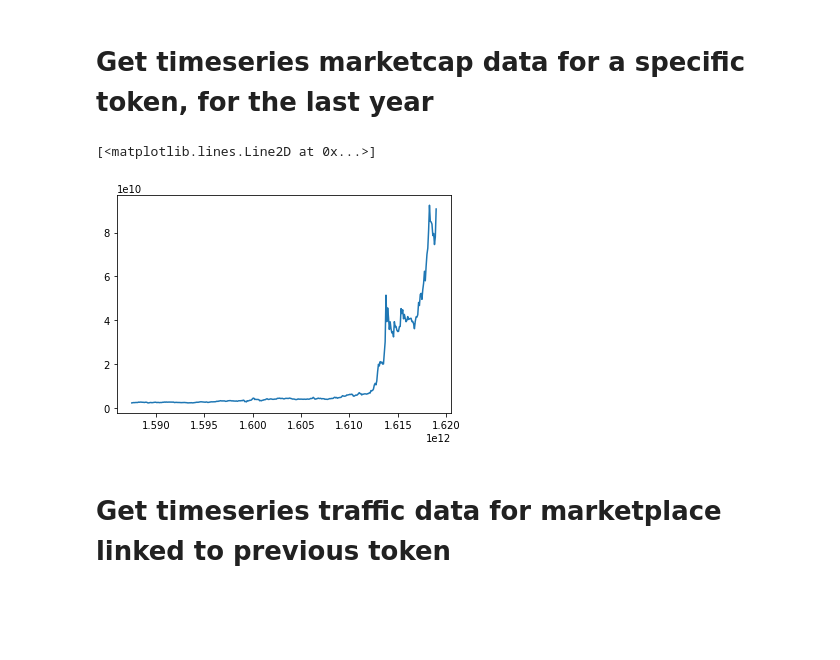
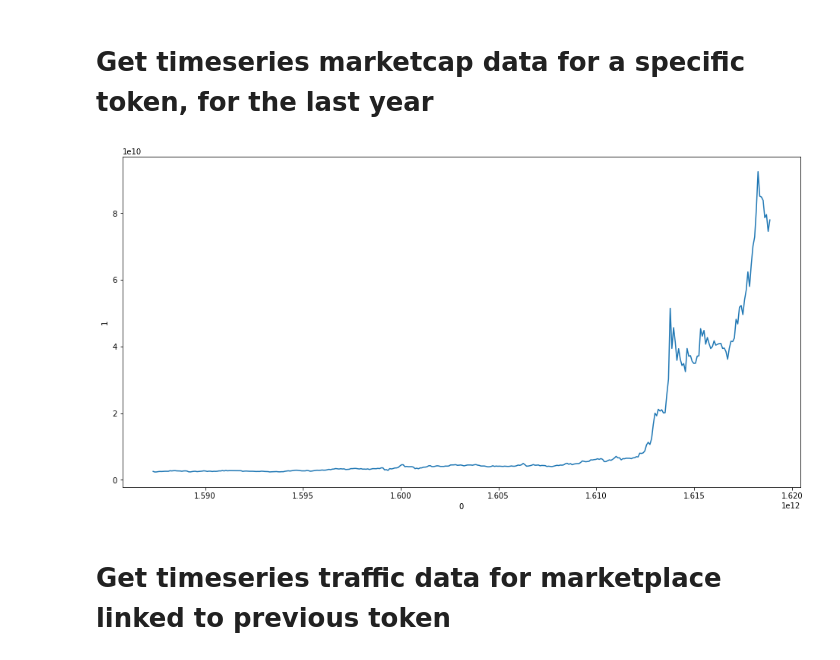
Before and after one commit to a-pellissier/cryptoanalysis_acc, a Jupyter notebook: API exploration.ipynb, the cells around one changed output. Saved outputs shown, nothing was run; the diff lists cells and outputs as text; code cells hidden in the pictures; blank space fills up the shorter version.

```diff
--- a/API exploration.ipynb
+++ b/API exploration.ipynb
@@ -6,5 +7,5 @@ import seaborn as sns
 # %%
-api_key =
+api_key = "b6d4f6e0-72c9-4086-b9ec-f5635aa5b1ff"
 # %% [markdown]
 <h1>Get crypto list</h1>
 # %%
@@ -44,6 +45,9 @@ list_cryptos
  'WBTC']
 # %% [markdown]
 <h1>Get timeseries marketcap data for a specific token, for the last year</h1>
+# %%
+start_date = datetime.datetime(2020,4,20)
+end_date = datetime.datetime(2021,4,21)
 # %%
 base_url = "https://data.messari.io/api/v1/assets"
 
@@ -51,8 +55,8 @@ assetKey = "/bnb/"
 
 endpoint_url = "metrics/mcap.circ/time-series"
 
-params_dict = {"start": 1587479311,
-              "end": 1619015311,
+params_dict = {"start": int(datetime.datetime.timestamp(start_date)),
+              "end": int(datetime.datetime.timestamp(end_date)),
               "interval": "1d"}
 
 headers_dict = {"x-messari-api-key": api_key}
@@ -67,10 +71,11 @@ data_bnb = response.json()
 # %%
 bnb_marketcap = pd.DataFrame(data_bnb['data']['values'])
 # %%
-plt.plot(bnb_marketcap[0], bnb_marketcap[1])
+fig, axes = plt.subplots(1,1, figsize=(16,8))
+
+sns.lineplot(x= bnb_marketcap[0], y= bnb_marketcap[1], ax=axes);
 # %% [output]
-[<matplotlib.lines.Line2D at 0x...>]
-[figure, old version]
+[figure, new version]
 # %% [markdown]
 <h1>Get timeseries traffic data for marketplace linked to previous token</h1>
 # %%
```
Also changed, not shown: parts of 6 cells of this notebook.
